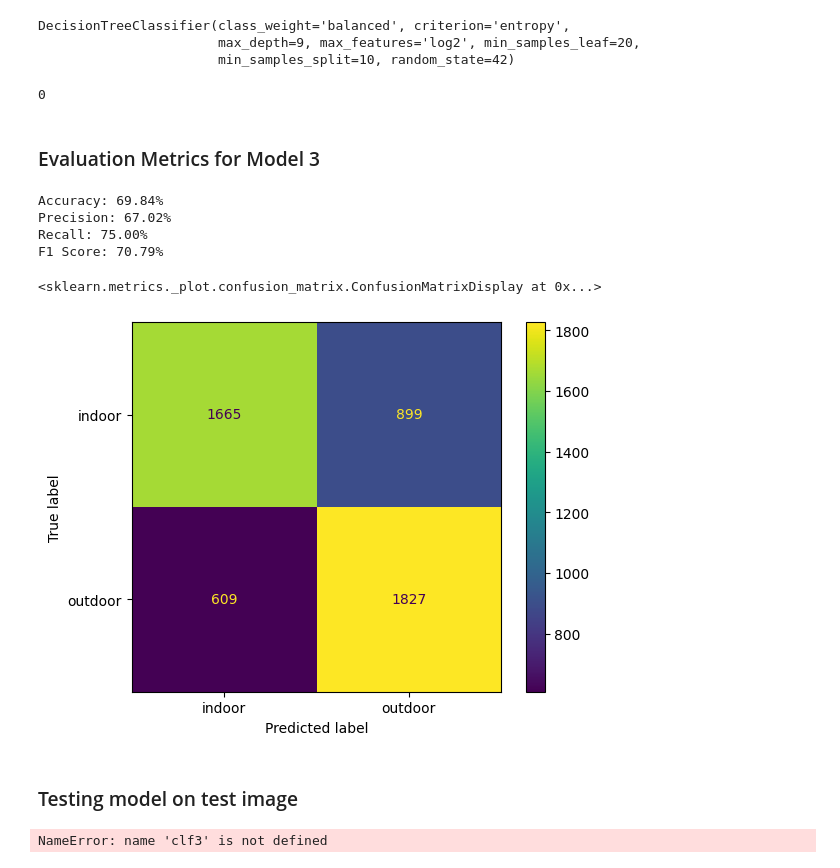
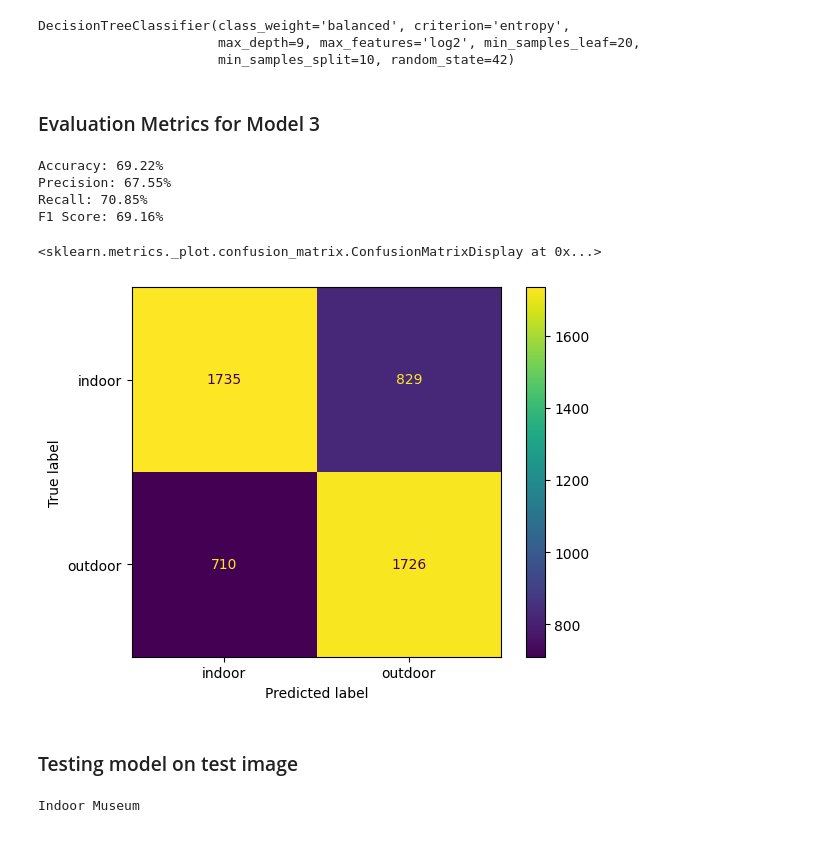
Before and after one commit to BhavyaPatel25/Museum-View-Detection, a Jupyter notebook: Decision Tree Semi-Supervised.ipynb, the cells around one changed output. Cells and saved outputs as stored; diff of their text form; code cells hidden in the pictures.

Commit message:
Updated with comparison of all models

```diff
--- a/Decision Tree Semi-Supervised.ipynb
+++ b/Decision Tree Semi-Supervised.ipynb
@@ -192,7 +197,7 @@ array([0])
 ### Training Model 2 : Decision Tree with increased depth and adjusted hyperparameters.
 # %%
 # Train Model 2: Decision Tree with increased depth and adjusted hyperparameters
-clf2 = DecisionTreeClassifier(
+model_2 = DecisionTreeClassifier(
     criterion='gini',
     max_depth=15,
     splitter='best',
@@ -202,7 +207,7 @@ clf2 = DecisionTreeClassifier(
     max_features='sqrt',
     random_state=42)
 
-clf2.fit(X_train, y_train)
+model_2.fit(X_train, y_train)
 # %% [output]
 DecisionTreeClassifier(class_weight='balanced', max_depth=15,
                        max_features='sqrt', min_samples_leaf=30,
@@ -213,11 +218,9 @@ max_iterations = 10  # Maximum iterations for self-training
 confidence_threshold = 0.95  # Minimum confidence for pseudo-labeling
 # %%
 for i in range(max_iterations):
-
-    print(i)
     # Predict pseudo-labels for unlabeled data
-    pseudo_labels = clf2.predict(X_unlabeled)
-    pseudo_probs = clf2.predict_proba(X_unlabeled).max(axis=1)  # Get confidence scores
+    pseudo_labels = model_2.predict(X_unlabeled)
+    pseudo_probs = model_2.predict_proba(X_unlabeled).max(axis=1)  # Get confidence scores
 
     # Select samples with high confidence
     high_confidence_mask = pseudo_probs >= confidence_threshold
@@ -237,4 +240,4 @@ for i in range(max_iterations):
     y_unlabeled = y_unlabeled[~high_confidence_mask]
 
     # Retrain Decision Tree with the expanded dataset
-    clf2.fit(X_train, y_train)
+    model_2.fit(X_train, y_train)
@@ -283,7 +280,7 @@ array([0])
 ### Training Model 3: Decision Tree with entropy criterion and adjusted hyperparameters.
 # %%
 # Train Model 3: Decision Tree with entropy criterion and adjusted hyperparameters
-clf3 = DecisionTreeClassifier(
+model_3 = DecisionTreeClassifier(
     criterion='entropy',
     max_depth=9,
     splitter='best',
@@ -294,7 +291,7 @@ clf3 = DecisionTreeClassifier(
     random_state=42)
 
 
-clf3.fit(X_train, y_train)
+model_3.fit(X_train, y_train)
 # %% [output]
 DecisionTreeClassifier(class_weight='balanced', criterion='entropy',
                        max_depth=9, max_features='log2', min_samples_leaf=20,
@@ -305,11 +302,9 @@ max_iterations = 10  # Maximum iterations for self-training
 confidence_threshold = 0.95  # Minimum confidence for pseudo-labeling
 # %%
 for i in range(max_iterations):
-
-    print(i)
     # Predict pseudo-labels for unlabeled data
-    pseudo_labels = clf3.predict(X_unlabeled)
-    pseudo_probs = clf3.predict_proba(X_unlabeled).max(axis=1)  # Get confidence scores
+    pseudo_labels = model_3.predict(X_unlabeled)
+    pseudo_probs = model_3.predict_proba(X_unlabeled).max(axis=1)  # Get confidence scores
 
     # Select samples with high confidence
     high_confidence_mask = pseudo_probs >= confidence_threshold
@@ -329,36 +324,39 @@ for i in range(max_iterations):
     y_unlabeled = y_unlabeled[~high_confidence_mask]
 
     # Retrain Decision Tree with the expanded dataset
-    clf3.fit(X_train, y_train)
+    model_3.fit(X_train, y_train)
-# %% [output]
-0
 # %% [markdown]
 ### Evaluation Metrics for Model 3
 # %%
+from sklearn.metrics import accuracy_score, recall_score, precision_score, f1_score, ConfusionMatrixDisplay
+
 # Evaluate Model 3
-y_pred = clf3.predict(X_test_dump)
+y_pred = model_3.predict(X_test_dump)
 
 accuracy = accuracy_score(y_test_dump, y_pred)
 precision = precision_score(y_test_dump,y_pred)
 recall = recall_score(y_test_dump,y_pred)
 f1score = f1_score(y_test_dump,y_pred)
 
 print(f'Accuracy: {accuracy * 100:.2f}%')
 print(f'Precision: {precision * 100:.2f}%')
 print(f'Recall: {recall * 100:.2f}%')
 print(f'F1 Score: {f1score * 100:.2f}%')
 ConfusionMatrixDisplay.from_predictions(y_test_dump,y_pred,display_labels=['indoor','outdoor'])
 # %% [output]
-Accuracy: 69.84%
-Precision: 67.02%
-Recall: 75.00%
-F1 Score: 70.79%
+Accuracy: 69.22%
+Precision: 67.55%
+Recall: 70.85%
+F1 Score: 69.16%
 <sklearn.metrics._plot.confusion_matrix.ConfusionMatrixDisplay at 0x...>
-[figure, old version]
+[figure, new version]
 # %% [markdown]
 ### Testing model on test image
 # %%
 # Test Model 3 on a single image
-clf3.predict(my_img.reshape(1,-1))
+if(model_3.predict(my_img.reshape(1,-1)) == 0):
+  print("Indoor Museum")
+else:
+  print("Outdoor Museum")
 # %% [output]
-NameError: name 'clf3' is not defined
+Indoor Museum
```
Also changed, not shown: parts of 17 cells of this notebook, 3 other files.
